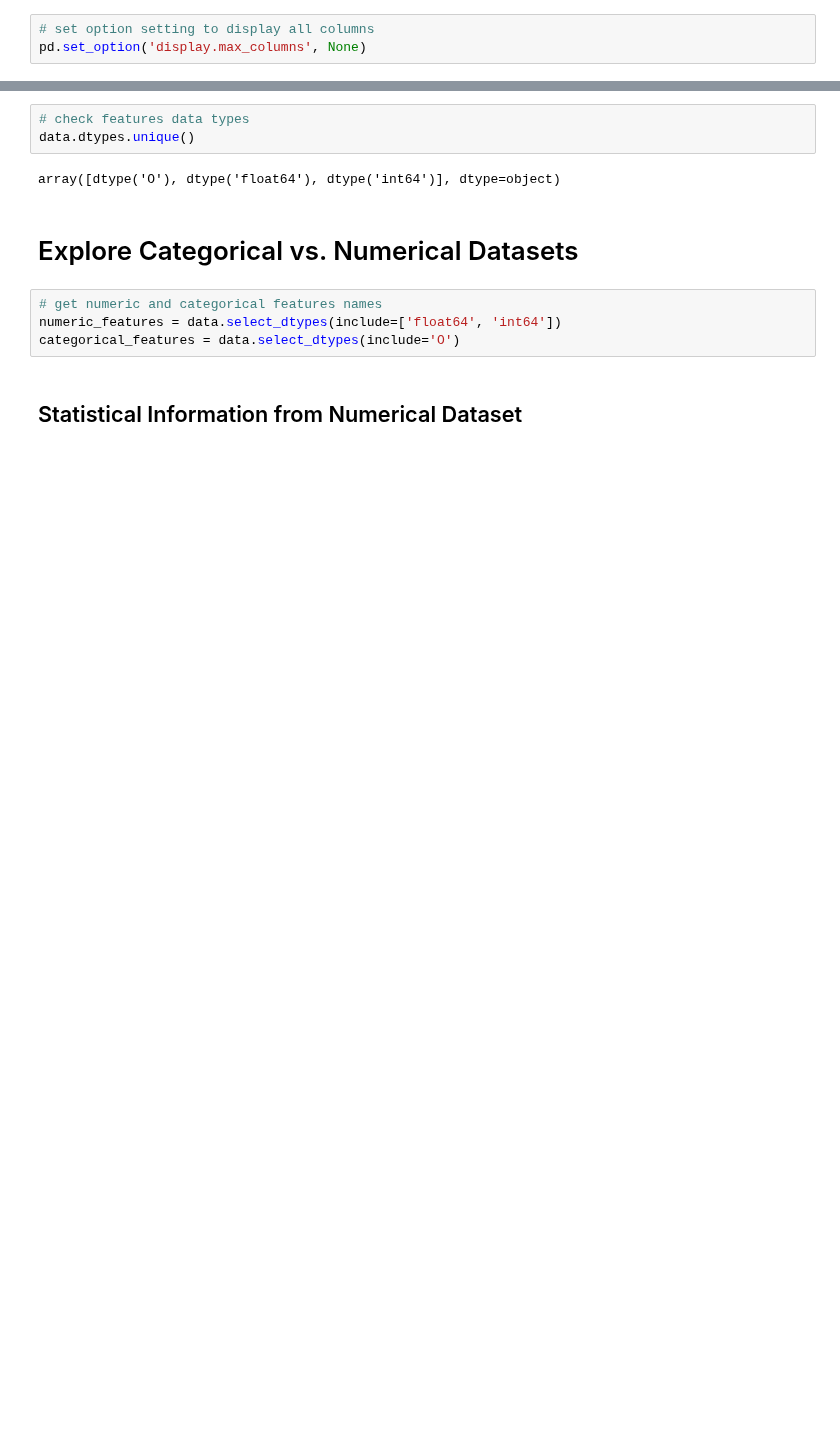
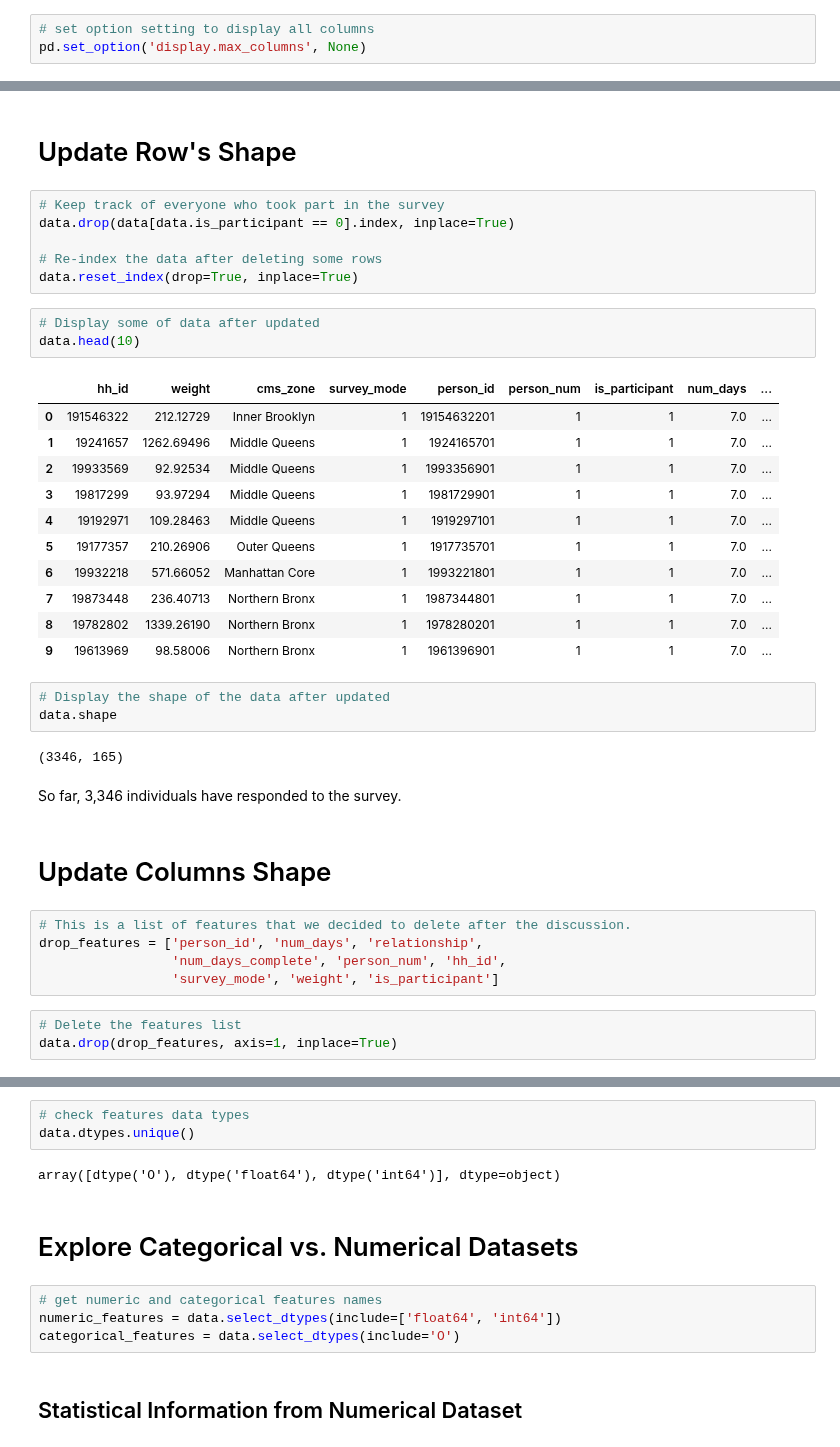
Before and after one commit to mawada-sweis/Clustering-Analysis, a Jupyter notebook: notebooks/General Look at Data.ipynb, the cells around one changed output, grey strips where cells are left out. Cells and saved outputs as stored; diff of their text form; blank space fills up the shorter version.

```diff
--- a/notebooks/General Look at Data.ipynb
+++ b/notebooks/General Look at Data.ipynb
@@ -26,0 +37,40 @@ data.head()
+# %% [markdown]
+# Update Row's Shape
+# %%
+# Keep track of everyone who took part in the survey
+data.drop(data[data.is_participant == 0].index, inplace=True)
+
+# Re-index the data after deleting some rows
+data.reset_index(drop=True, inplace=True)
+# %%
+# Display some of data after updated
+data.head(10)
+# %% [output]
+|  | hh_id | weight | cms_zone | survey_mode | person_id | person_num | is_participant | num_days | ... |
+| 0 | 191546322 | 212.12729 | Inner Brooklyn | 1 | 19154632201 | 1 | 1 | 7.0 | ... |
+| 1 | 19241657 | 1262.69496 | Middle Queens | 1 | 1924165701 | 1 | 1 | 7.0 | ... |
+| 2 | 19933569 | 92.92534 | Middle Queens | 1 | 1993356901 | 1 | 1 | 7.0 | ... |
+| 3 | 19817299 | 93.97294 | Middle Queens | 1 | 1981729901 | 1 | 1 | 7.0 | ... |
+| 4 | 19192971 | 109.28463 | Middle Queens | 1 | 1919297101 | 1 | 1 | 7.0 | ... |
+| 5 | 19177357 | 210.26906 | Outer Queens | 1 | 1917735701 | 1 | 1 | 7.0 | ... |
+| 6 | 19932218 | 571.66052 | Manhattan Core | 1 | 1993221801 | 1 | 1 | 7.0 | ... |
+| 7 | 19873448 | 236.40713 | Northern Bronx | 1 | 1987344801 | 1 | 1 | 7.0 | ... |
+| 8 | 19782802 | 1339.26190 | Northern Bronx | 1 | 1978280201 | 1 | 1 | 7.0 | ... |
+| 9 | 19613969 | 98.58006 | Northern Bronx | 1 | 1961396901 | 1 | 1 | 7.0 | ... |
+# %%
+# Display the shape of the data after updated
+data.shape
+# %% [output]
+(3346, 165)
+# %% [markdown]
+So far, 3,346 individuals have responded to the survey.
+# %% [markdown]
+# Update Columns Shape
+# %%
+# This is a list of features that we decided to delete after the discussion.
+drop_features = ['person_id', 'num_days', 'relationship',
+                 'num_days_complete', 'person_num', 'hh_id',
+                 'survey_mode', 'weight', 'is_participant']
+# %%
+# Delete the features list
+data.drop(drop_features, axis=1, inplace=True)
```
Also changed, not shown: parts of 20 cells of this notebook, 1 other file.
